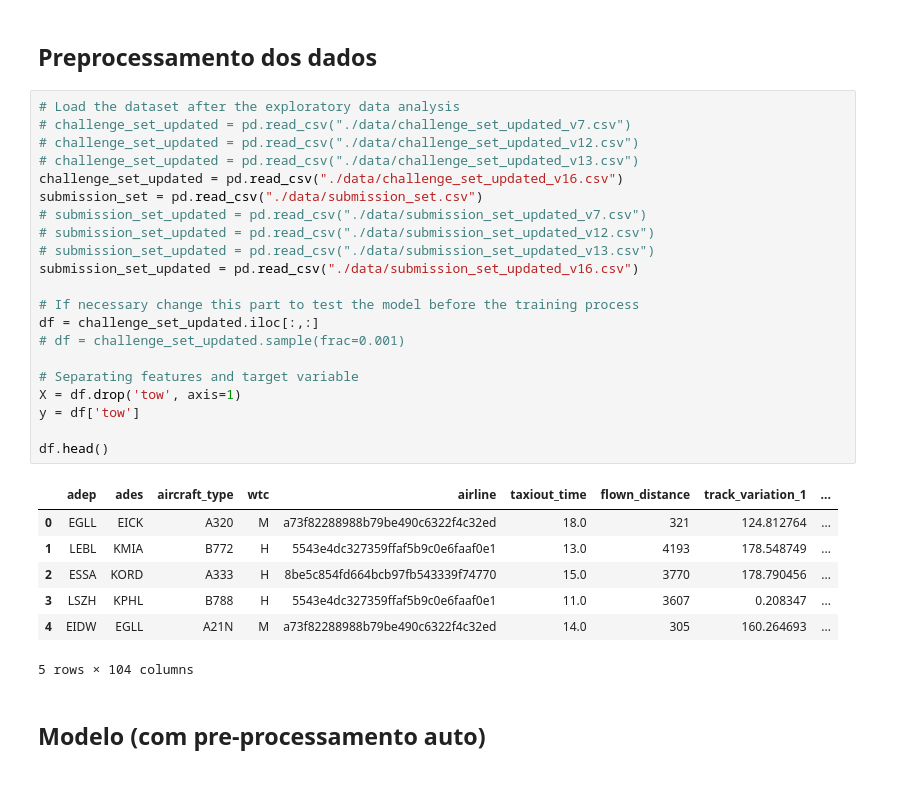
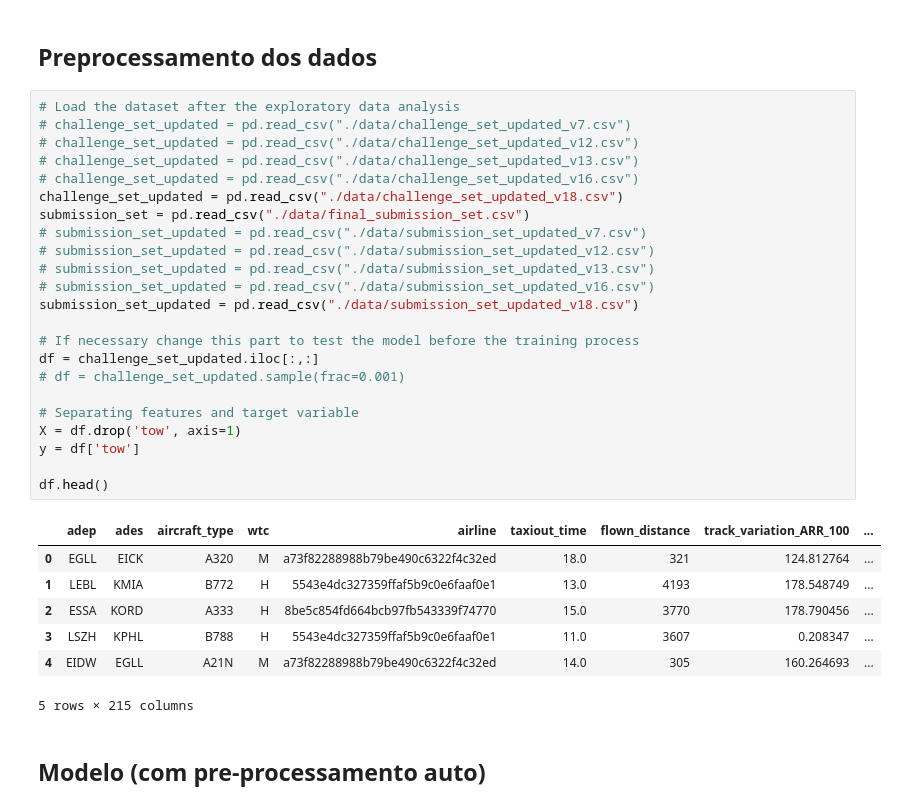
Before and after one commit to PRC-Data-Challenge-2024/team_tiny_rainbow, a Jupyter notebook: catboost.ipynb, the cells around one changed output. Drawn from its saved outputs; the diff is of its cells as text.

```diff
--- a/catboost.ipynb
+++ b/catboost.ipynb
@@ -6,32 +6,34 @@ import numpy as np
 # %%
 # Load the dataset after the exploratory data analysis
 # challenge_set_updated = pd.read_csv("./data/challenge_set_updated_v7.csv")
 # challenge_set_updated = pd.read_csv("./data/challenge_set_updated_v12.csv")
 # challenge_set_updated = pd.read_csv("./data/challenge_set_updated_v13.csv")
-challenge_set_updated = pd.read_csv("./data/challenge_set_updated_v16.csv")
-submission_set = pd.read_csv("./data/submission_set.csv")
+# challenge_set_updated = pd.read_csv("./data/challenge_set_updated_v16.csv")
+challenge_set_updated = pd.read_csv("./data/challenge_set_updated_v18.csv")
+submission_set = pd.read_csv("./data/final_submission_set.csv")
 # submission_set_updated = pd.read_csv("./data/submission_set_updated_v7.csv")
 # submission_set_updated = pd.read_csv("./data/submission_set_updated_v12.csv")
 # submission_set_updated = pd.read_csv("./data/submission_set_updated_v13.csv")
-submission_set_updated = pd.read_csv("./data/submission_set_updated_v16.csv")
+# submission_set_updated = pd.read_csv("./data/submission_set_updated_v16.csv")
+submission_set_updated = pd.read_csv("./data/submission_set_updated_v18.csv")
 
 # If necessary change this part to test the model before the training process
 df = challenge_set_updated.iloc[:,:]
 # df = challenge_set_updated.sample(frac=0.001)
 
 # Separating features and target variable
 X = df.drop('tow', axis=1)
 y = df['tow']
 
 df.head()
 # %% [output]
-|  | adep | ades | aircraft_type | wtc | airline | taxiout_time | flown_distance | track_variation_1 | ... |
+|  | adep | ades | aircraft_type | wtc | airline | taxiout_time | flown_distance | track_variation_ARR_100 | ... |
 | 0 | EGLL | EICK | A320 | M | a73f82288988b79be490c6322f4c32ed | 18.0 | 321 | 124.812764 | ... |
 | 1 | LEBL | KMIA | B772 | H | 5543e4dc327359ffaf5b9c0e6faaf0e1 | 13.0 | 4193 | 178.548749 | ... |
 | 2 | ESSA | KORD | A333 | H | 8be5c854fd664bcb97fb543339f74770 | 15.0 | 3770 | 178.790456 | ... |
 | 3 | LSZH | KPHL | B788 | H | 5543e4dc327359ffaf5b9c0e6faaf0e1 | 11.0 | 3607 | 0.208347 | ... |
 | 4 | EIDW | EGLL | A21N | M | a73f82288988b79be490c6322f4c32ed | 14.0 | 305 | 160.264693 | ... |
-5 rows × 104 columns
+5 rows × 215 columns
 # %% [markdown]
 ## Modelo (com pre-processamento auto)
 # %%
```
Also changed, not shown: parts of 7 cells of this notebook.
